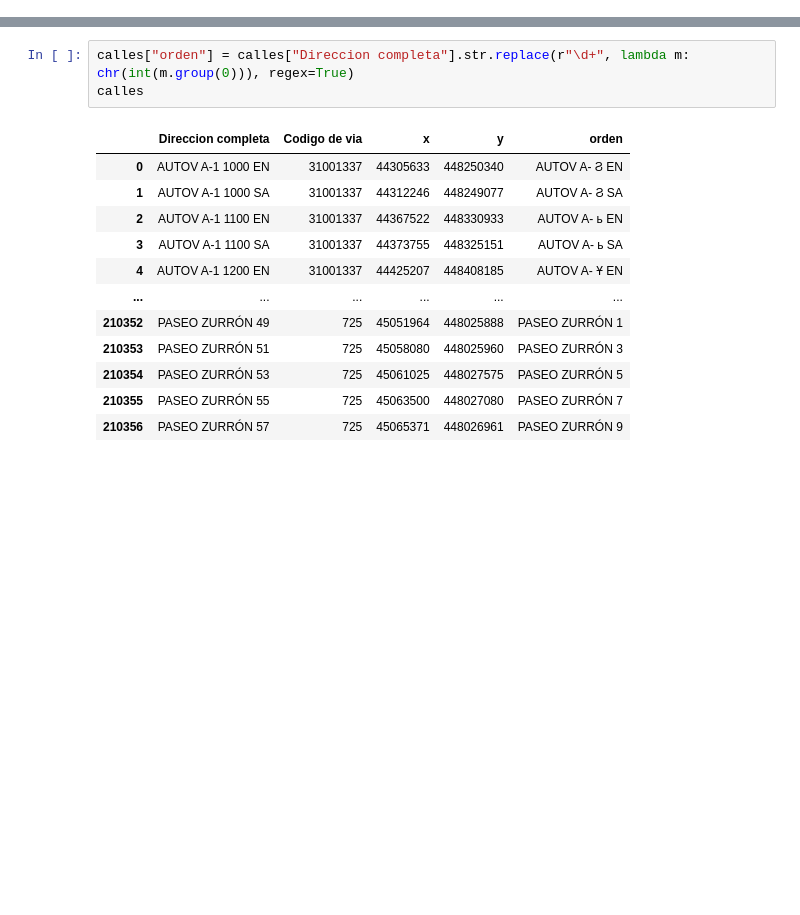
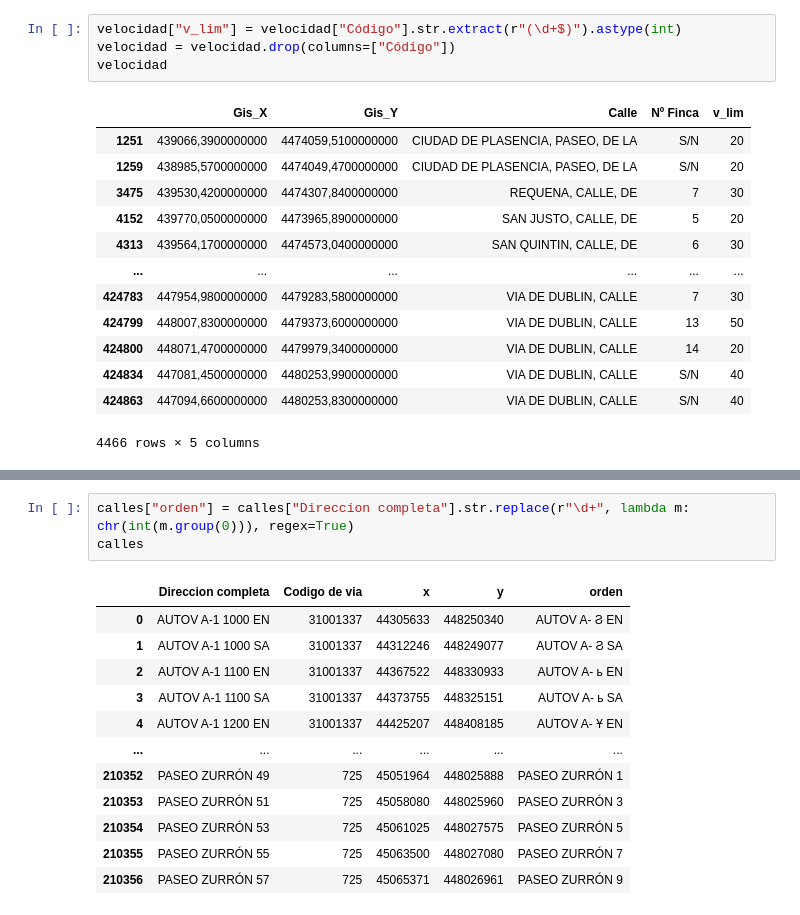
Before and after one commit to winoo19/GPS, a Jupyter notebook: create_graph.ipynb, the cells around one changed output, grey strips where cells are left out. Saved outputs shown, nothing was run; the diff lists cells and outputs as text; blank space fills up the shorter version.

```diff
--- a/create_graph.ipynb
+++ b/create_graph.ipynb
@@ -7,0 +65,18 @@ g = Grafo(True)
+# %%
+velocidad["v_lim"] = velocidad["Código"].str.extract(r"(\d+$)").astype(int)
+velocidad = velocidad.drop(columns=["Código"])
+velocidad
+# %% [output]
+|  | Gis_X | Gis_Y | Calle | Nº Finca | v_lim |
+| 1251 | 439066,3900000000 | 4474059,5100000000 | CIUDAD DE PLASENCIA, PASEO, DE LA | S/N | 20 |
+| 1259 | 438985,5700000000 | 4474049,4700000000 | CIUDAD DE PLASENCIA, PASEO, DE LA | S/N | 20 |
+| 3475 | 439530,4200000000 | 4474307,8400000000 | REQUENA, CALLE, DE | 7 | 30 |
+| 4152 | 439770,0500000000 | 4473965,8900000000 | SAN JUSTO, CALLE, DE | 5 | 20 |
+| 4313 | 439564,1700000000 | 4474573,0400000000 | SAN QUINTIN, CALLE, DE | 6 | 30 |
+| ... | ... | ... | ... | ... | ... |
+| 424783 | 447954,9800000000 | 4479283,5800000000 | VIA DE DUBLIN, CALLE | 7 | 30 |
+| 424799 | 448007,8300000000 | 4479373,6000000000 | VIA DE DUBLIN, CALLE | 13 | 50 |
+| 424800 | 448071,4700000000 | 4479979,3400000000 | VIA DE DUBLIN, CALLE | 14 | 20 |
+| 424834 | 447081,4500000000 | 4480253,9900000000 | VIA DE DUBLIN, CALLE | S/N | 40 |
+| 424863 | 447094,6600000000 | 4480253,8300000000 | VIA DE DUBLIN, CALLE | S/N | 40 |
+4466 rows × 5 columns
```
Also changed, not shown: parts of 25 cells of this notebook, 8 other files.
